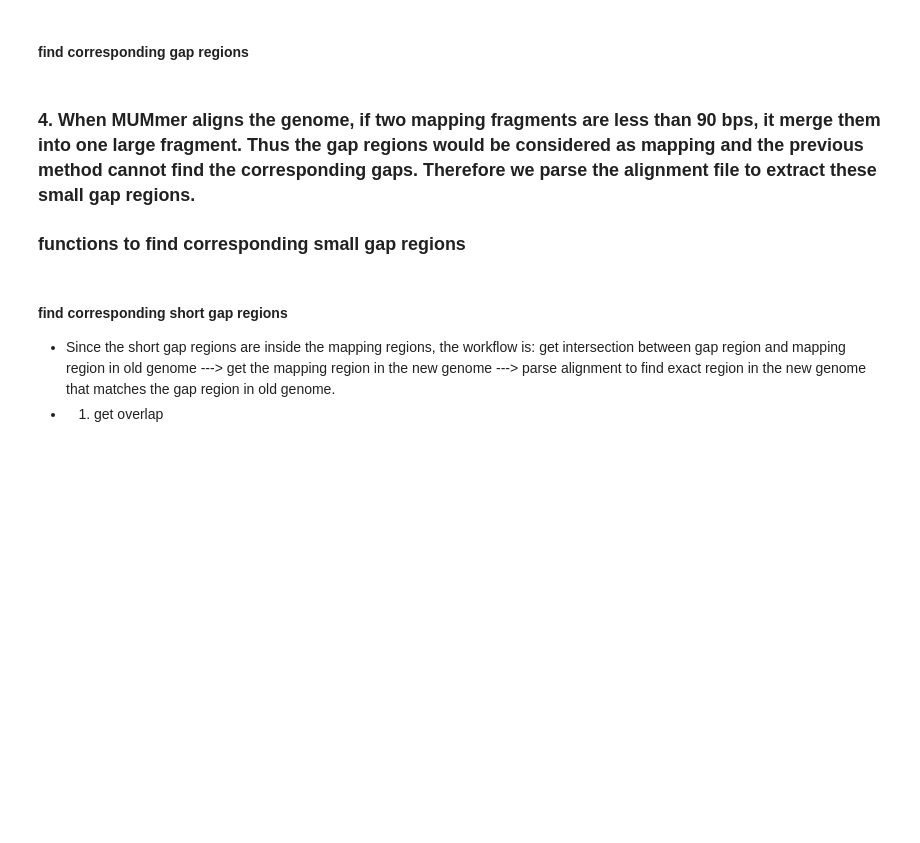
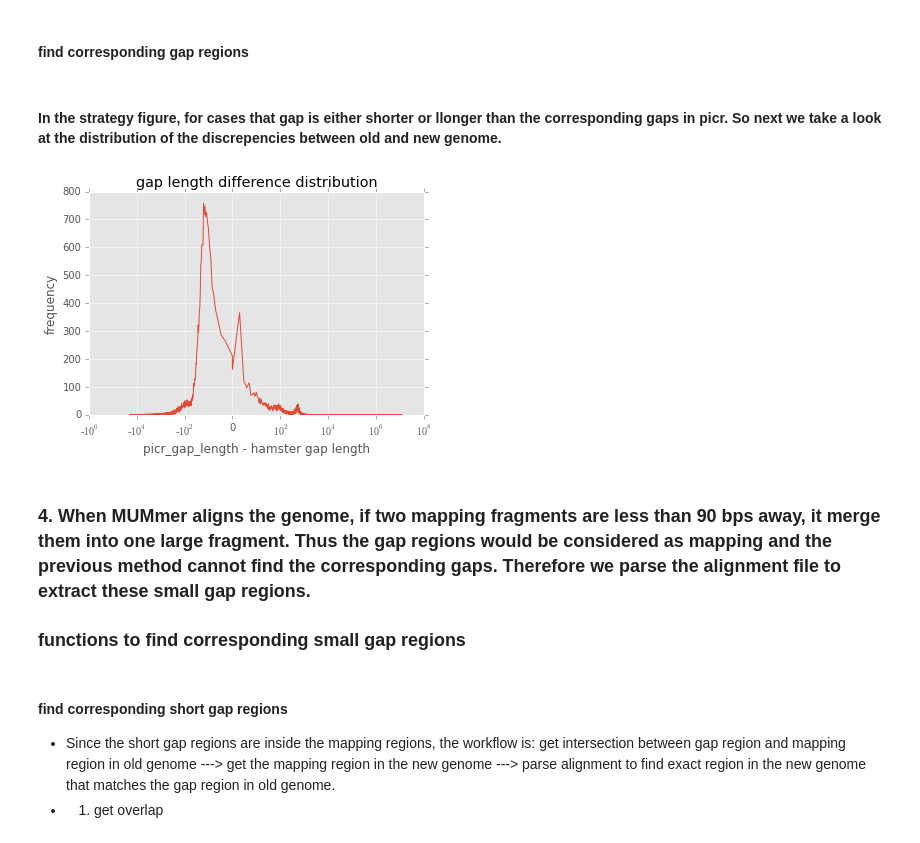
Before and after one commit to LewisLabUCSD/assembly_gaps, a Jupyter notebook: gap_analysis_between_two_assembly.ipynb, the cells around one changed output. Cells and saved outputs as stored; diff of their text form; code cells hidden in the pictures; blank space fills up the shorter version.

```diff
--- a/gap_analysis_between_two_assembly.ipynb
+++ b/gap_analysis_between_two_assembly.ipynb
@@ -273,8 +290,52 @@ if not os.path.exists(gap_pos_fn):
     gap_df = applyParallel(h_n_df.groupby(['chr']),get_df_gap_pos_in_ref,thread)
     gap_df['columns'] = ['qry','q_s','q_end','q_len','ref','r_s','r_e','gap_type']
     gap_df.to_csv(gap_pos_fn,sep='\t',index=False)
+# %% [markdown]
+#### In the strategy figure, for cases that gap is either shorter or llonger than the corresponding gaps in picr. So next we take a look at the distribution of the discrepencies between old and new genome.
+# %%
+import collections as clcs
+gap_pos_fn = folder + '/03_gap_pos.txt'
+if os.path.exists(gap_pos_fn):
+    gap_df = pd.read_csv(gap_pos_fn,header=0,sep='\t')
+    gap_df = gap_df[gap_df['gap_type'].isin(['gap length is too different','gap length is similar'])]
+    gap_df = gap_df.reset_index(drop=True)
+    gap_df['r_len'] = gap_df['r_e']-gap_df['r_s']
+    gap_df['diff'] = gap_df['r_len'] - gap_df['q_len']
+#     diff_gap_df = gap_df[gap_df['diff'].values != 0]
+    diff_c_dic = clcs.Counter(gap_df['diff'])
+    pos = sorted(diff_c_dic.keys())
+    count = [diff_c_dic[k] for k in pos]
+    log_pos = []
+    for k in pos:
+        if k > 0:
+            log_pos.append(np.log10(k))
+        elif k == 0:
+            log_pos.append(0)
+        elif k <0:
+            log_pos.append(-np.log10(-k))
+    # plot figures
+    fig, ax =plt.subplots()
+    fig.canvas.draw()
+    _ = ax.plot(log_pos,count)
+    _ = ax.set(title='gap length difference distribution',
+              ylabel='frequency',xlabel='picr_gap_length - hamster gap length')
+    # set xticks
+    labels = ax.get_xticks().tolist()
+    new_labels = []
+    for label in labels:
+        l = int(float(label))
+        if l < 0:
+            new_labels.append('-$10^'+str(-l)+'$')
+        elif l > 0:
+            new_labels.append('$10^'+str(l)+'$')
+        else:
+            new_labels.append(l)
+    _ = ax.set_xticklabels(new_labels)
+    plt.savefig(folder + '/f03_gap_len_diff_distribution.png',dpi=300)
+# %% [output]
+[figure, added]
 # %% [markdown]
-### 4. When MUMmer aligns the genome, if two mapping fragments are less than 90 bps, it merge them into one large fragment. Thus the gap regions would be considered as mapping and the previous method cannot find the corresponding gaps. Therefore we parse the alignment file to extract these small gap regions.
+### 4. When MUMmer aligns the genome, if two mapping fragments are less than 90 bps away, it merge them into one large fragment. Thus the gap regions would be considered as mapping and the previous method cannot find the corresponding gaps. Therefore we parse the alignment file to extract these small gap regions.
 
 ### functions to find corresponding small gap regions
 # %%
```
Also changed, not shown: parts of 16 cells of this notebook.
